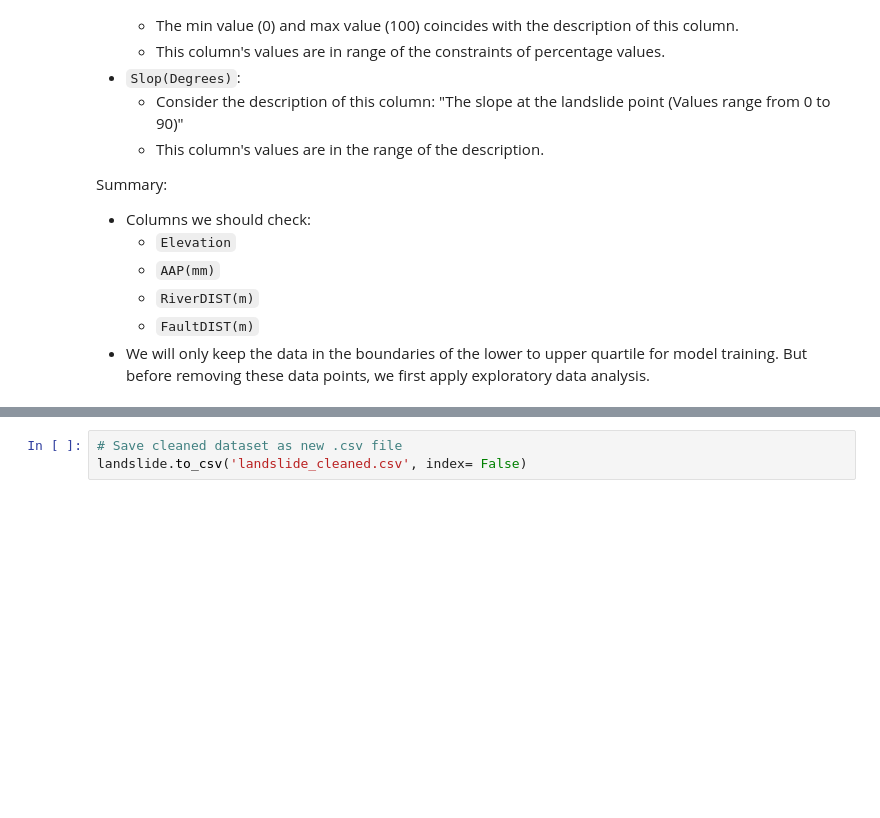
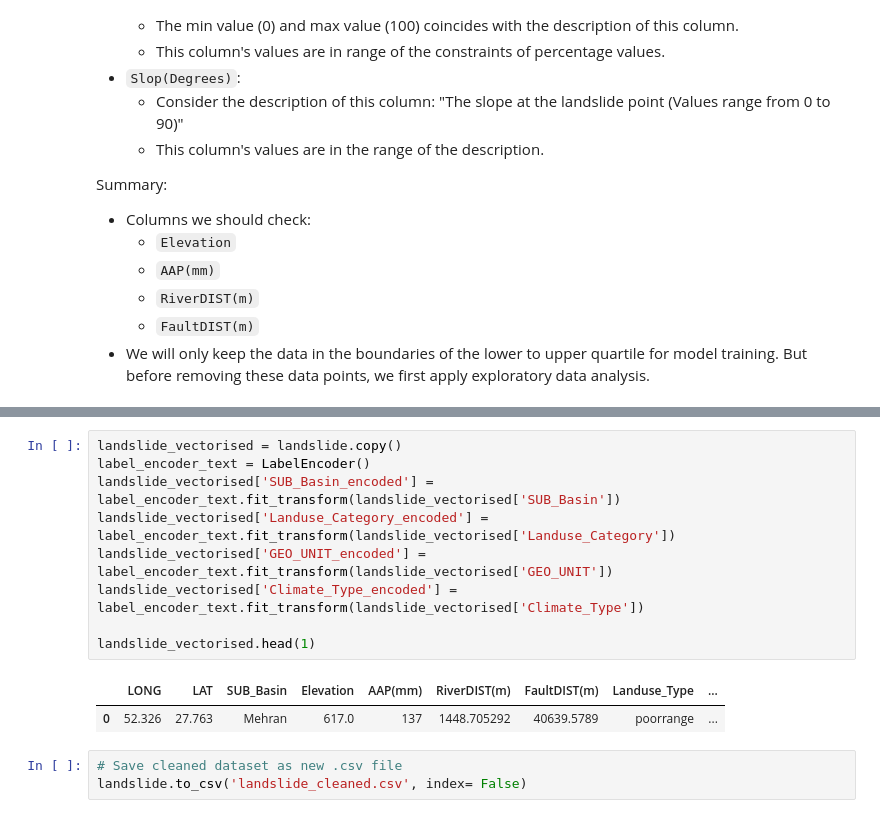
Before and after one commit to MiekeSpaans/MS_Capstone_Project_2401FTDS, a Jupyter notebook: QCTO-Capstone-Project.ipynb, the cells around one changed output, grey strips where cells are left out. Cells and saved outputs as stored; diff of their text form; blank space fills up the shorter version.

Commit message:
Added label encoding categorical text data. The .csv file changed to reflect new columns.

```diff
--- a/QCTO-Capstone-Project.ipynb
+++ b/QCTO-Capstone-Project.ipynb
@@ -545,3 +556,15 @@ Summary:
+# %%
+landslide_vectorised = landslide.copy()
+label_encoder_text = LabelEncoder()
+landslide_vectorised['SUB_Basin_encoded'] = label_encoder_text.fit_transform(landslide_vectorised['SUB_Basin'])
+landslide_vectorised['Landuse_Category_encoded'] = label_encoder_text.fit_transform(landslide_vectorised['Landuse_Category'])
+landslide_vectorised['GEO_UNIT_encoded'] = label_encoder_text.fit_transform(landslide_vectorised['GEO_UNIT'])
+landslide_vectorised['Climate_Type_encoded'] = label_encoder_text.fit_transform(landslide_vectorised['Climate_Type'])
+
+landslide_vectorised.head(1)
+# %% [output]
+|  | LONG | LAT | SUB_Basin | Elevation | AAP(mm) | RiverDIST(m) | FaultDIST(m) | Landuse_Type | ... |
+| 0 | 52.326 | 27.763 | Mehran | 617.0 | 137 | 1448.705292 | 40639.5789 | poorrange | ... |
 # %%
 # Save cleaned dataset as new .csv file
 landslide.to_csv('landslide_cleaned.csv', index= False)
```
Also changed, not shown: parts of 3 cells of this notebook, 1 other file.
